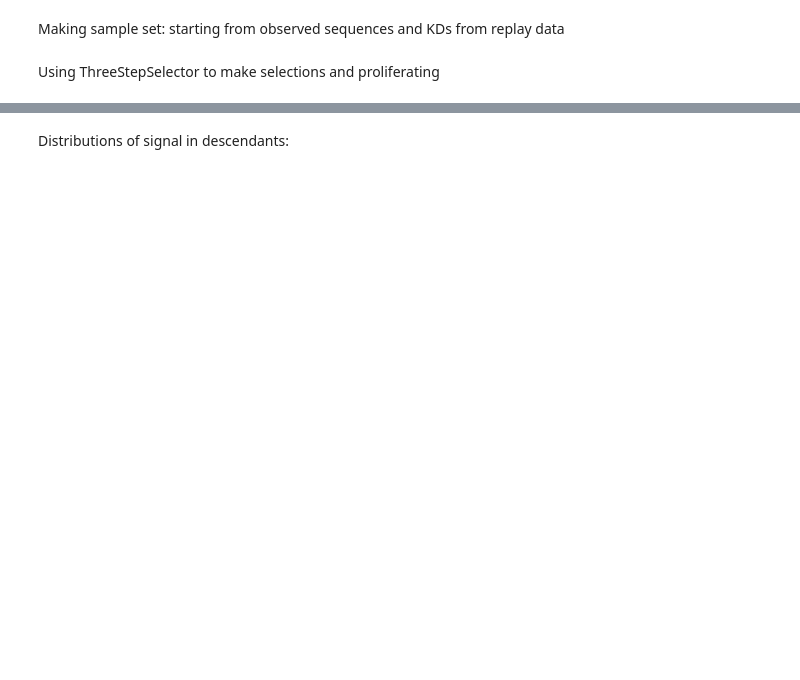
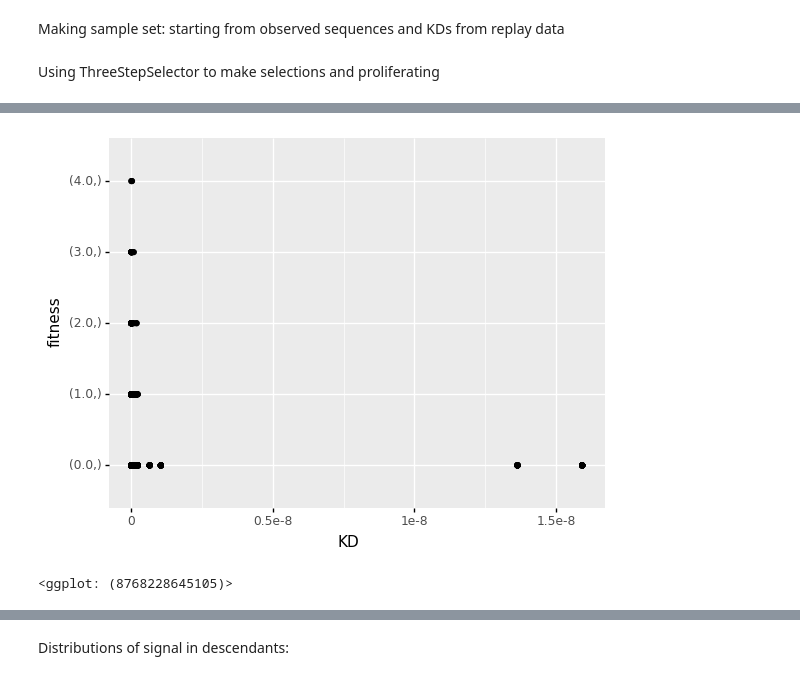
Before and after one commit to matsengrp/gcdyn, a Jupyter notebook: notebooks/models_of_t_cell_help.ipynb, the cells around one changed output, grey strips where cells are left out. Cells and saved outputs as stored; diff of their text form; code cells hidden in the pictures; blank space fills up the shorter version.

```diff
--- a/notebooks/models_of_t_cell_help.ipynb
+++ b/notebooks/models_of_t_cell_help.ipynb
@@ -111,3 +122,11 @@ descendant_KDs = phenotype.calculate_KD(descendant_seqs)
+# %%
+descendant_KDs = phenotype.calculate_KD(descendant_seqs)
+desc_fitnesses = threenormselector.select(descendant_seqs, kd_list=descendant_KDs)
+fitness_df = pd.DataFrame({"KD": mult_KDs, "fitness": fitnesses})
+(ggplot(fitness_df) + aes(x="KD", y="fitness") + geom_point())
+# %% [output]
+[figure, added]
+<ggplot: (8768228645105)>
 # %%
 fit_sum = 0
 for fitness in fitnesses:
```
Also changed, not shown: parts of 19 cells of this notebook, 6 other files.
